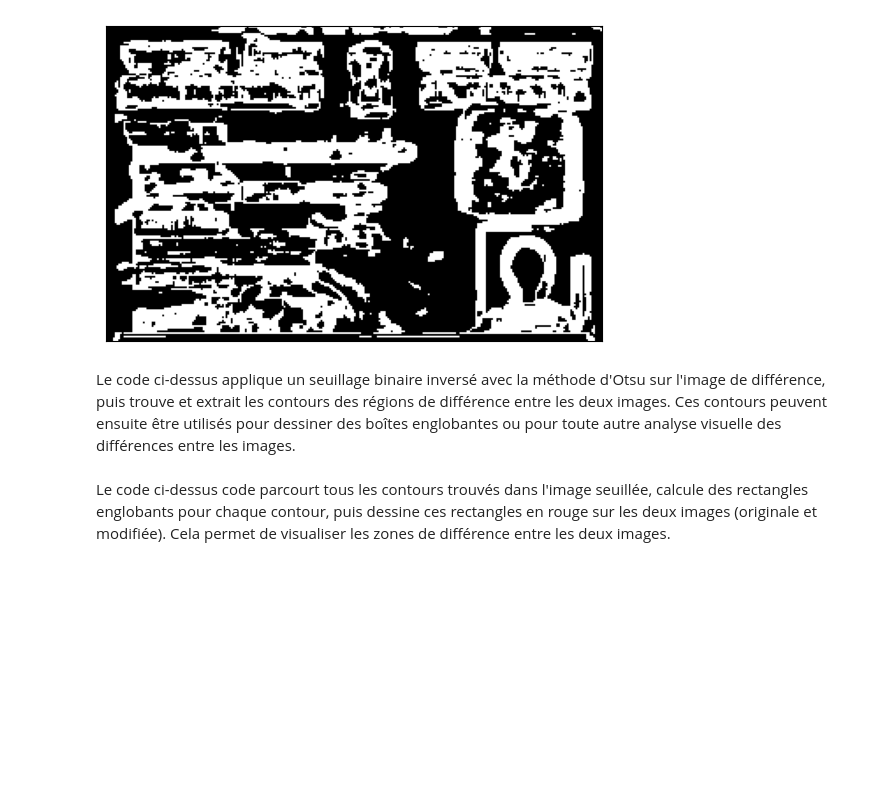
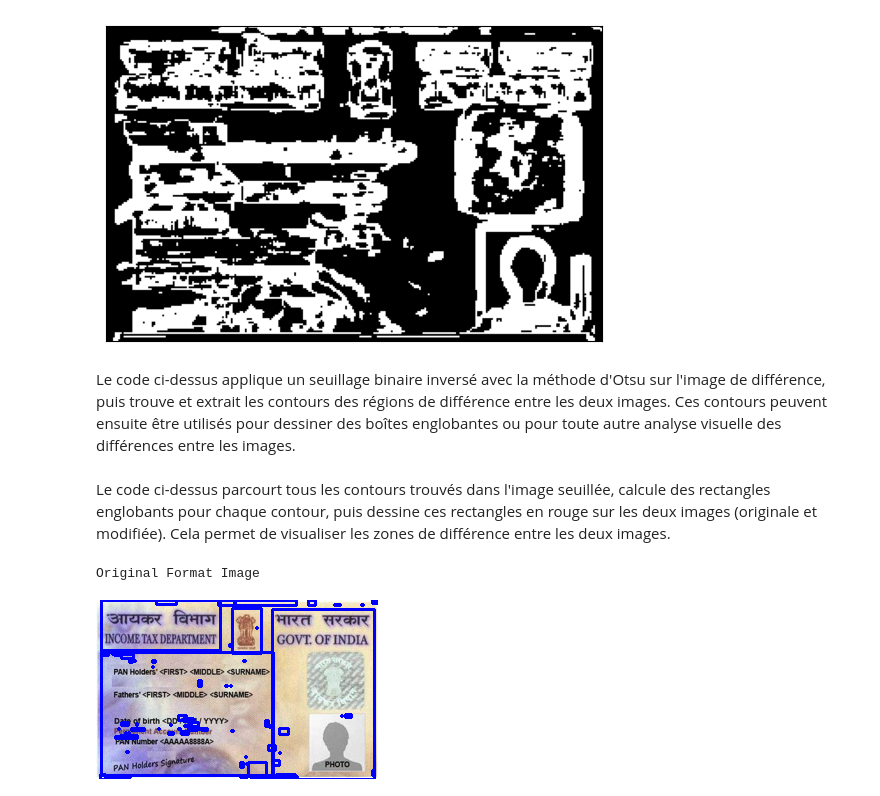
Before and after one commit to Sewlang/Fake-ID-card-detection, a Jupyter notebook: ID_authenticator.ipynb, the cells around one changed output. Drawn from its saved outputs; the diff is of its cells as text; code cells hidden in the pictures; blank space fills up the shorter version.

```diff
--- a/ID_authenticator.ipynb
+++ b/ID_authenticator.ipynb
@@ -101,4 +101,11 @@ for ii in contourCalcule :
 
     cv2.rectangle(image_a_comparer, (x, y), (x + w, y + h), (0, 0, 255), 2)
 # %% [markdown]
-Le code ci-dessus code parcourt tous les contours trouvés dans l'image seuillée, calcule des rectangles englobants pour chaque contour, puis dessine ces rectangles en rouge sur les deux images (originale et modifiée). Cela permet de visualiser les zones de différence entre les deux images.
+Le code ci-dessus parcourt tous les contours trouvés dans l'image seuillée, calcule des rectangles englobants pour chaque contour, puis dessine ces rectangles en rouge sur les deux images (originale et modifiée). Cela permet de visualiser les zones de différence entre les deux images.
+# %%
+#Diplay original image with contour
+print('Original Format Image')
+Image.fromarray(reference_Image)
+# %% [output]
+Original Format Image
+[figure, added]
```
Also changed, not shown: parts of 3 cells of this notebook.
